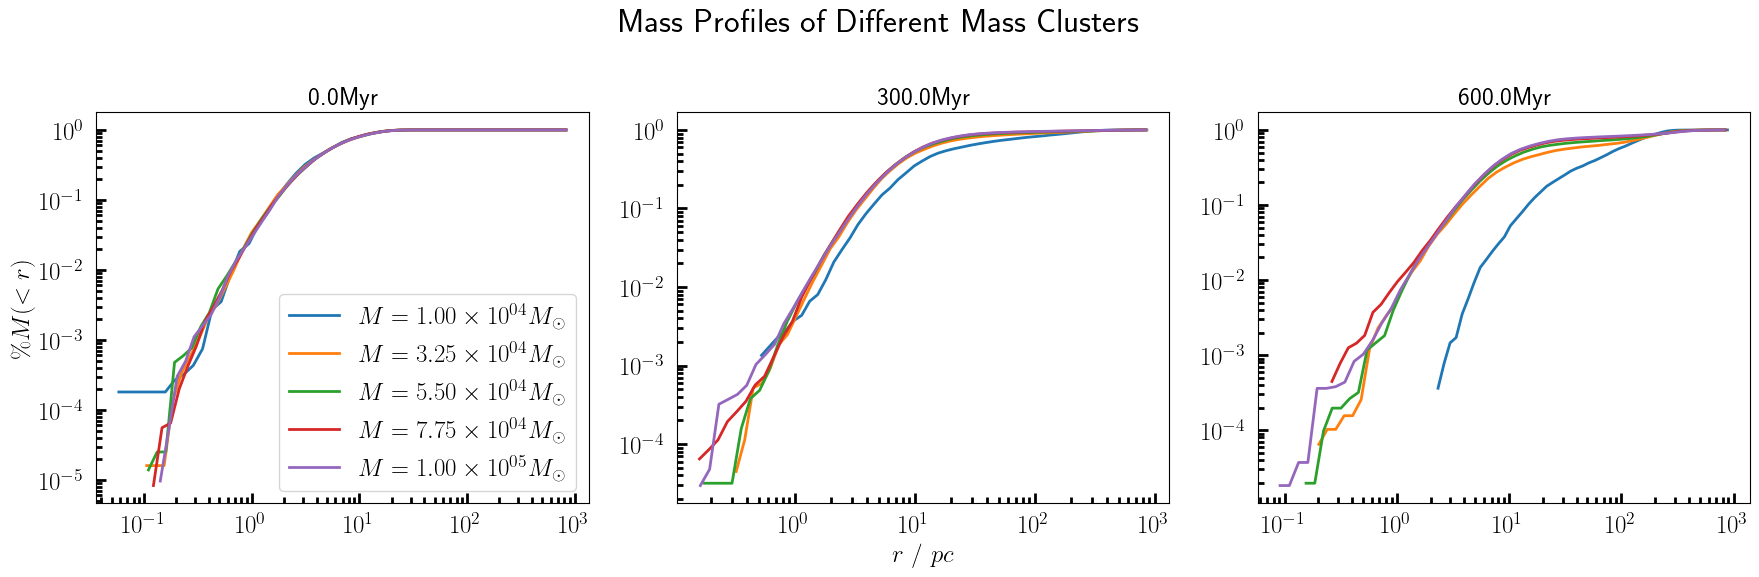
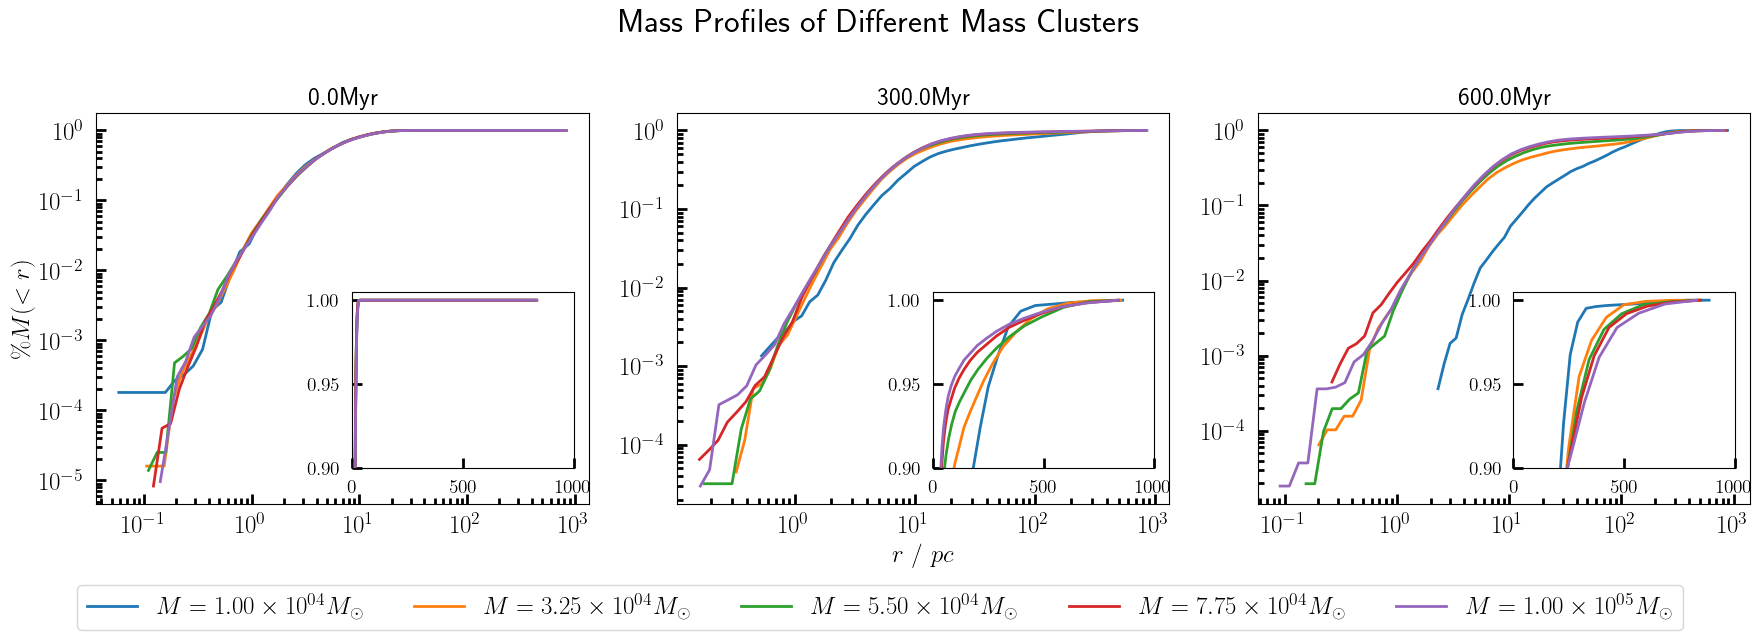
Code edit (unified diff) that turned the first committed figure into the second:
--- before
+++ after
@@ -1,3 +1,5 @@
 fig, axes = plt.subplots(1, len(times), figsize=(6*len(times),6))
+zooms = {ax: inset_axes(ax, width="45%", height="45%", loc="lower right",
+                         bbox_transform=ax.transAxes, bbox_to_anchor=(-0.005, 0.06, 1, 1)) for ax in axes}
 
 for run, mass_profiles in runs_mass_profiles.items():
@@ -5,6 +7,6 @@
     for ax, (time, (r_sort, _, m_sums)) in zip(axes, mass_profiles.items()):
         mantissa, exponent = f"{run:.2e}".split("e+")
-        
-        ax.plot(r_sort, m_sums/ m_sums[-1], 
+        percent =  m_sums/ m_sums[-1]
+        ax.plot(r_sort, percent, 
                 label=fr'$M={{{mantissa}}}\times 10^{{{exponent}}} M_\odot$' if first else '',
                linewidth=2)
@@ -15,8 +17,22 @@
         first = False
 
+        zoom = zooms[ax]
+        zoom.plot(r_sort, percent, linewidth=2)
+        #zoom.set_xscale('log')
+        zoom.set_xlim([0,1000])
+        zoom.set_ylim([0.9,1.005])
+        zoom.tick_params(axis='both', labelsize=14)
+
+        #ax.indicate_inset_zoom(zoom)
+        
+
 
 axes[len(times)//2].set_xlabel(r'$r$ / $pc$')
 axes[0].set_ylabel(r'$\%M(<r)$')
-axes[0].legend()
+#axes[0].legend()
+
+handles, labels = axes[0].get_legend_handles_labels()
+fig.legend(handles, labels, loc='lower center',
+    ncol=len(labels), bbox_to_anchor=(0.5, -0.075))
 
 plt.suptitle('Mass Profiles of Different Mass Clusters')

Commit: Add relative mass plot